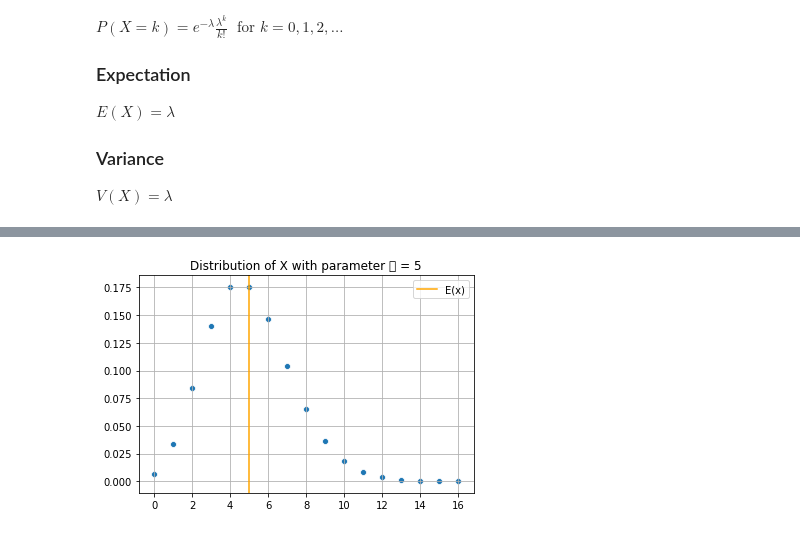
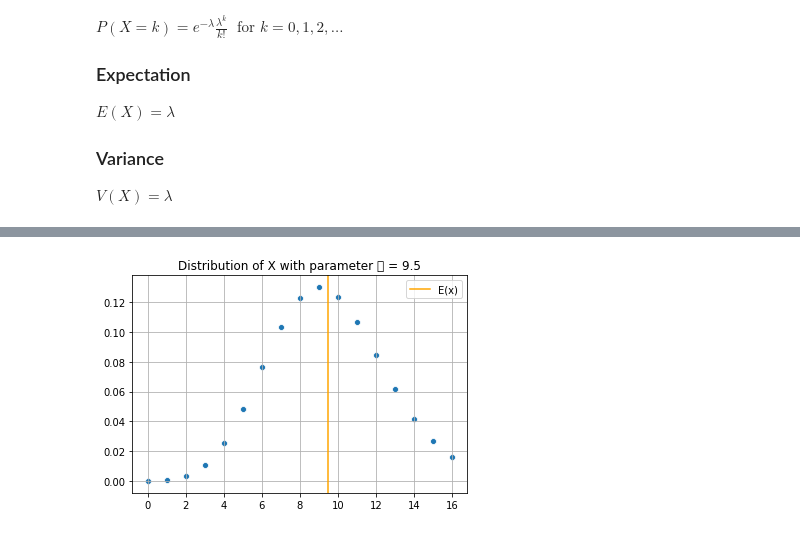
Before and after one commit to eytanohana/Data-Science-and-Statistics, a Jupyter notebook: Distributions.ipynb, the cells around one changed output, grey strips where cells are left out. Cells and saved outputs as stored; diff of their text form; code cells hidden in the pictures.

```diff
--- a/Distributions.ipynb
+++ b/Distributions.ipynb
@@ -254,9 +346,9 @@ from scipy.stats import poisson
 # %%
-lam = 5
+lam = 9.5
 
 k = np.arange(17)
 
 title = f"Distribution of X with parameter 𝜆 = {lam}"
 plot_dist(k, poisson(lam,), title)
 # %% [output]
-[figure, old version]
+[figure, new version]
```
Also changed, not shown: parts of 11 cells of this notebook.
